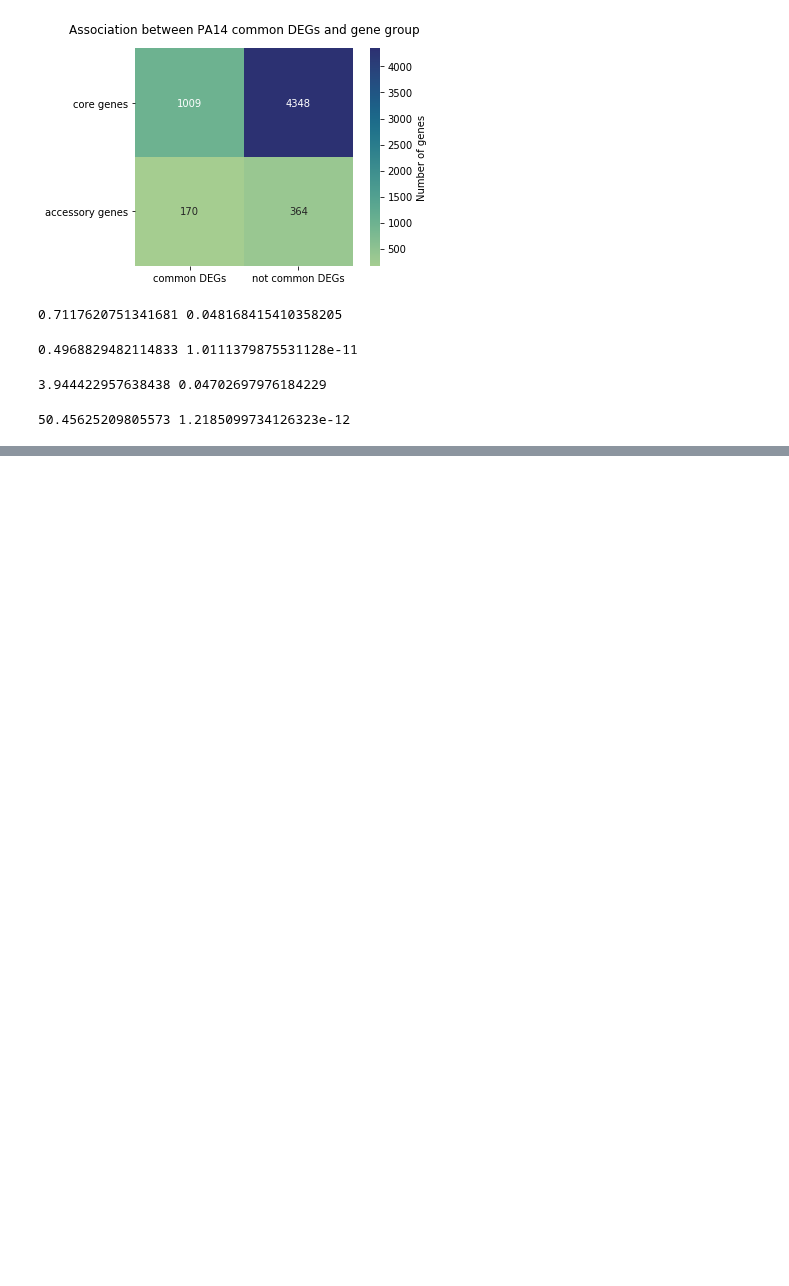
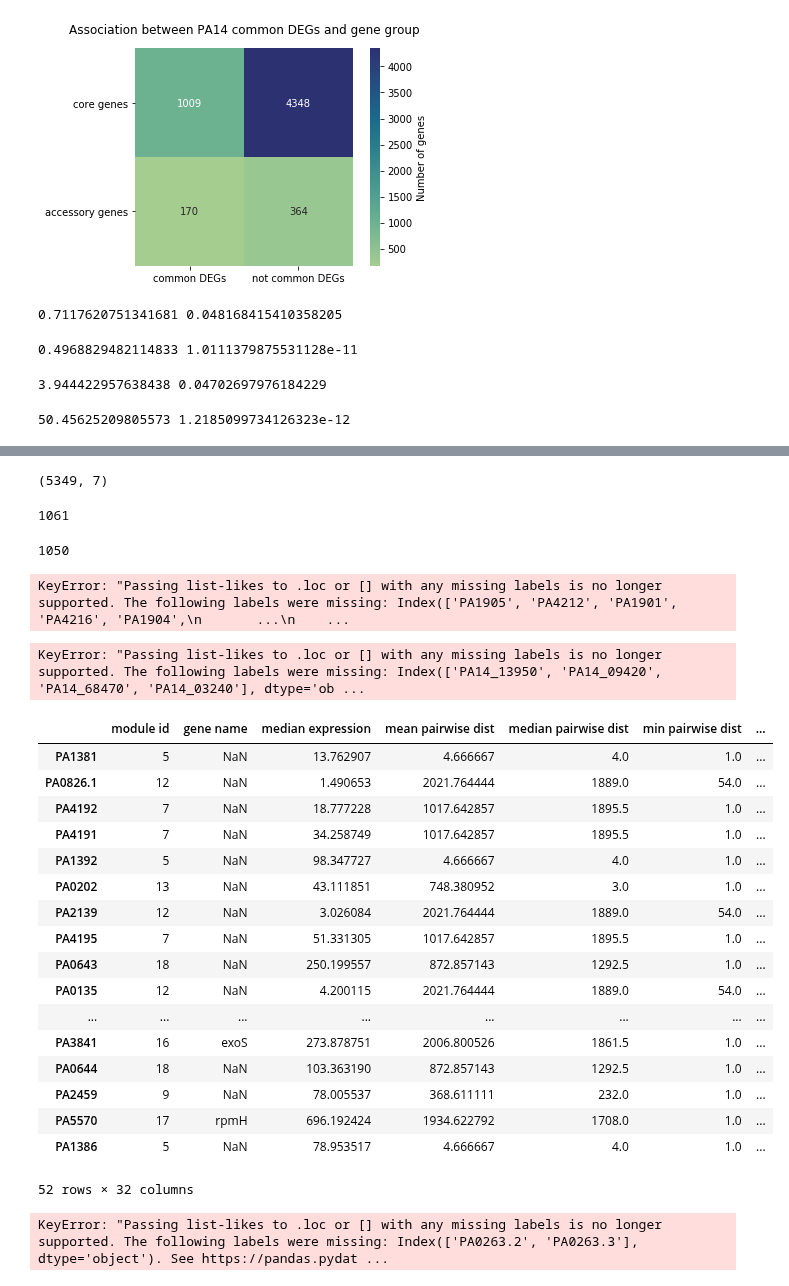
Before and after one commit to greenelab/core-accessory-interactome, a Jupyter notebook: 3_common_genes_analysis/1_common_DEGs_and_gene_groups.ipynb, the cells around one changed output, grey strips where cells are left out. Cells and saved outputs as stored; diff of their text form; code cells hidden in the pictures; blank space fills up the shorter version.

Commit message:
update comments in nb and found missing genes

```diff
--- a/3_common_genes_analysis/1_common_DEGs_and_gene_groups.ipynb
+++ b/3_common_genes_analysis/1_common_DEGs_and_gene_groups.ipynb
@@ -239,6 +239,10 @@ pao1_observed_contingency_table
 # %% [output]
 array([[1061, 4300],
        [  52,  150]])
+# %%
+# Save common core and acc gene to new var
+pao1_common_core = common_core_genes
+pao1_common_acc = common_acc_genes
 # %%
 # Make contingency table for PAO1 data
 # -----|common DEG   |not common DEGs
@@ -365,3 +404,65 @@ print(pa14_chi2, pa14_pval)
+# %%
+pao1_core_summary_annot.shape
+# %% [output]
+(5349, 7)
+# %%
+len(pao1_common_core)
+# %% [output]
+1061
+# %%
+len(pao1_common_core.intersection(pao1_core_summary_annot.index))
+# %% [output]
+1050
+# %%
+pao1_core_summary_annot.loc[list(pao1_common_core)]
+# %% [output]
+KeyError: "Passing list-likes to .loc or [] with any missing labels is no longer supported. The following labels were missing: Index(['PA1905', 'PA4212', 'PA1901', 'PA4216', 'PA1904',\n       ...\n    ...
+# %%
+pa14_core_summary_annot.loc[pa14_common_core]
+# %% [output]
+KeyError: "Passing list-likes to .loc or [] with any missing labels is no longer supported. The following labels were missing: Index(['PA14_13950', 'PA14_09420', 'PA14_68470', 'PA14_03240'], dtype='ob ...
+# %%
+# TO DO: Given that we need to pull from this later directory (5) we will need to modify the ordering of the
+# notebooks
+# Load core-core annotations and select only the genes that are common DEGs
+pao1_acc_summary_annot_filename = (
+    "../4_acc_acc_analysis/pao1_acc_gene_module_annotated_affinity.tsv"
+)
+pa14_acc_summary_annot_filename = (
+    "../4_acc_acc_analysis/pa14_acc_gene_module_annotated_affinity.tsv"
+)
+
+pao1_acc_summary_annot = pd.read_csv(
+    pao1_acc_summary_annot_filename, sep="\t", index_col=0, header=0
+)
+pa14_acc_summary_annot = pd.read_csv(
+    pa14_acc_summary_annot_filename, sep="\t", index_col=0, header=0
+)
+# %%
+pao1_acc_summary_annot.loc[pao1_common_acc]
+# %% [output]
+|  | module id | gene name | median expression | mean pairwise dist | median pairwise dist | min pairwise dist | ... |
+| PA1381 | 5 | NaN | 13.762907 | 4.666667 | 4.0 | 1.0 | ... |
+| PA0826.1 | 12 | NaN | 1.490653 | 2021.764444 | 1889.0 | 54.0 | ... |
+| PA4192 | 7 | NaN | 18.777228 | 1017.642857 | 1895.5 | 1.0 | ... |
+| PA4191 | 7 | NaN | 34.258749 | 1017.642857 | 1895.5 | 1.0 | ... |
+| PA1392 | 5 | NaN | 98.347727 | 4.666667 | 4.0 | 1.0 | ... |
+| PA0202 | 13 | NaN | 43.111851 | 748.380952 | 3.0 | 1.0 | ... |
+| PA2139 | 12 | NaN | 3.026084 | 2021.764444 | 1889.0 | 54.0 | ... |
+| PA4195 | 7 | NaN | 51.331305 | 1017.642857 | 1895.5 | 1.0 | ... |
+| PA0643 | 18 | NaN | 250.199557 | 872.857143 | 1292.5 | 1.0 | ... |
+| PA0135 | 12 | NaN | 4.200115 | 2021.764444 | 1889.0 | 54.0 | ... |
+| ... | ... | ... | ... | ... | ... | ... | ... |
+| PA3841 | 16 | exoS | 273.878751 | 2006.800526 | 1861.5 | 1.0 | ... |
+| PA0644 | 18 | NaN | 103.363190 | 872.857143 | 1292.5 | 1.0 | ... |
+| PA2459 | 9 | NaN | 78.005537 | 368.611111 | 232.0 | 1.0 | ... |
+| PA5570 | 17 | rpmH | 696.192424 | 1934.622792 | 1708.0 | 1.0 | ... |
+| PA1386 | 5 | NaN | 78.953517 | 4.666667 | 4.0 | 1.0 | ... |
+52 rows × 32 columns
+# %%
+pa14_acc_summary_annot.loc[pa14_common_acc]
+# %% [output]
+KeyError: "Passing list-likes to .loc or [] with any missing labels is no longer supported. The following labels were missing: Index(['PA0263.2', 'PA0263.3'], dtype='object'). See https://pandas.pydat ...
 # %% [markdown]
 **Takeaway:**
 
```
Also changed, not shown: parts of 5 cells of this notebook, 10 other files.
